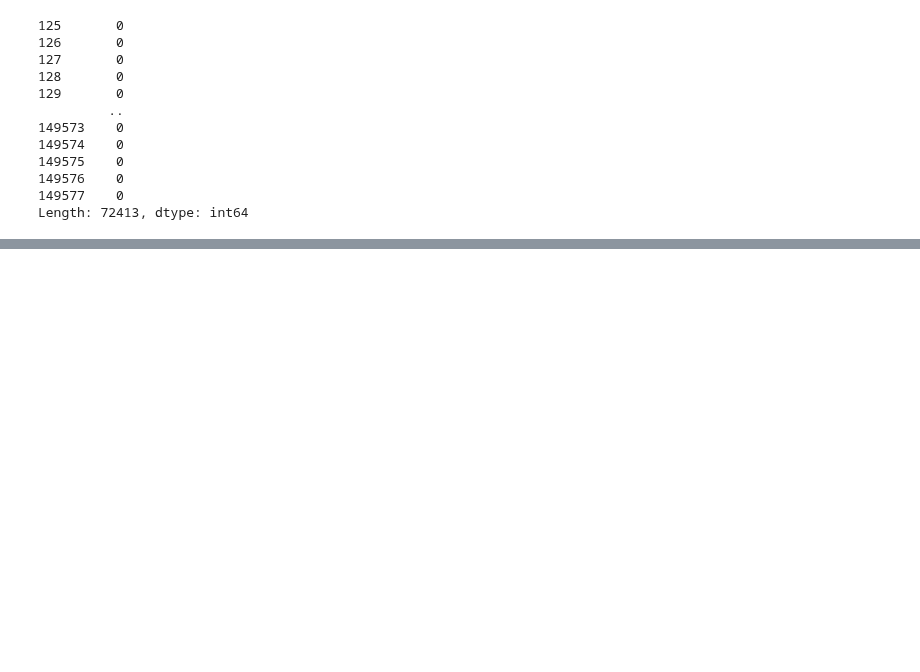
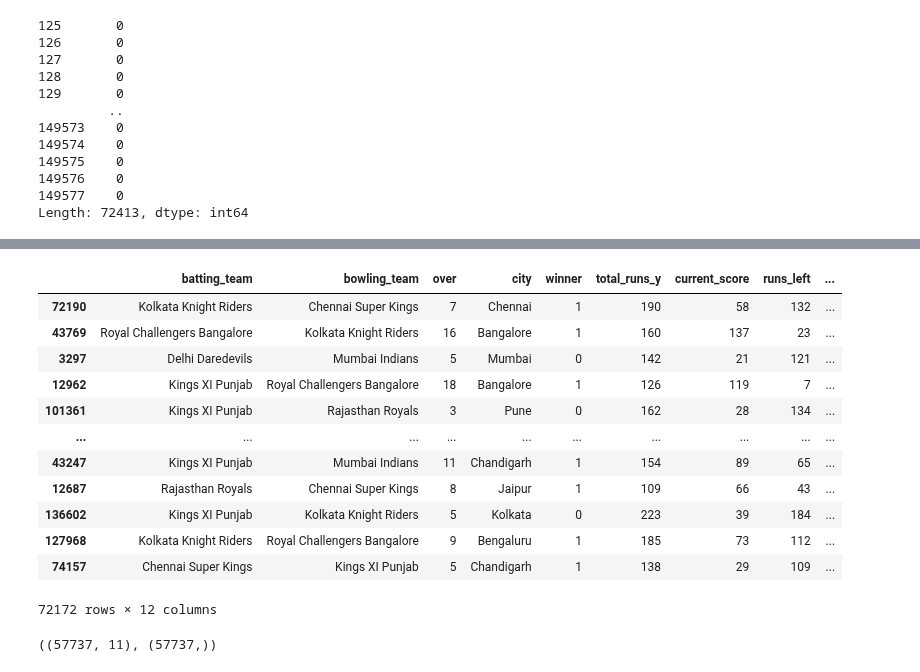
Before and after one commit to abdulvajid1/IPL-Win-Probabiltiy-Predictor, a Jupyter notebook: Untitled.ipynb, the cells around one changed output, grey strips where cells are left out. Cells and saved outputs as stored; diff of their text form; code cells hidden in the pictures; blank space fills up the shorter version.

```diff
--- a/Untitled.ipynb
+++ b/Untitled.ipynb
@@ -144,0 +149,2 @@ final_df = deliveries.sample(deliveries.shape[0])
+# %%
+final_df = final_df.query('ball_left!=0')
@@ -144,0 +163,16 @@ final_df = deliveries.sample(deliveries.shape[0])
+# %%
+final_df
+# %% [output]
+|  | batting_team | bowling_team | over | city | winner | total_runs_y | current_score | runs_left | ... |
+| 72190 | Kolkata Knight Riders | Chennai Super Kings | 7 | Chennai | 1 | 190 | 58 | 132 | ... |
+| 43769 | Royal Challengers Bangalore | Kolkata Knight Riders | 16 | Bangalore | 1 | 160 | 137 | 23 | ... |
+| 3297 | Delhi Daredevils | Mumbai Indians | 5 | Mumbai | 0 | 142 | 21 | 121 | ... |
+| 12962 | Kings XI Punjab | Royal Challengers Bangalore | 18 | Bangalore | 1 | 126 | 119 | 7 | ... |
+| 101361 | Kings XI Punjab | Rajasthan Royals | 3 | Pune | 0 | 162 | 28 | 134 | ... |
+| ... | ... | ... | ... | ... | ... | ... | ... | ... | ... |
+| 43247 | Kings XI Punjab | Mumbai Indians | 11 | Chandigarh | 1 | 154 | 89 | 65 | ... |
+| 12687 | Rajasthan Royals | Chennai Super Kings | 8 | Jaipur | 1 | 109 | 66 | 43 | ... |
+| 136602 | Kings XI Punjab | Kolkata Knight Riders | 5 | Kolkata | 0 | 223 | 39 | 184 | ... |
+| 127968 | Kolkata Knight Riders | Royal Challengers Bangalore | 9 | Bengaluru | 1 | 185 | 73 | 112 | ... |
+| 74157 | Chennai Super Kings | Kings XI Punjab | 5 | Chandigarh | 1 | 138 | 29 | 109 | ... |
+72172 rows × 12 columns
@@ -144,0 +198,4 @@ final_df = deliveries.sample(deliveries.shape[0])
+# %%
+X_train.shape,y_train.shape
+# %% [output]
+((57737, 11), (57737,))
```
Also changed, not shown: parts of 9 cells of this notebook.
